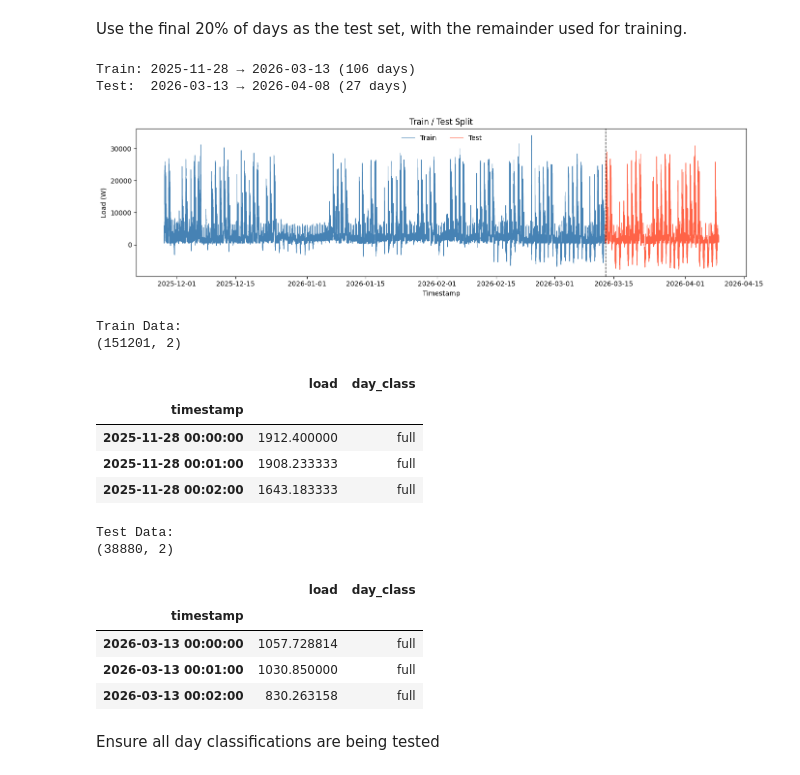
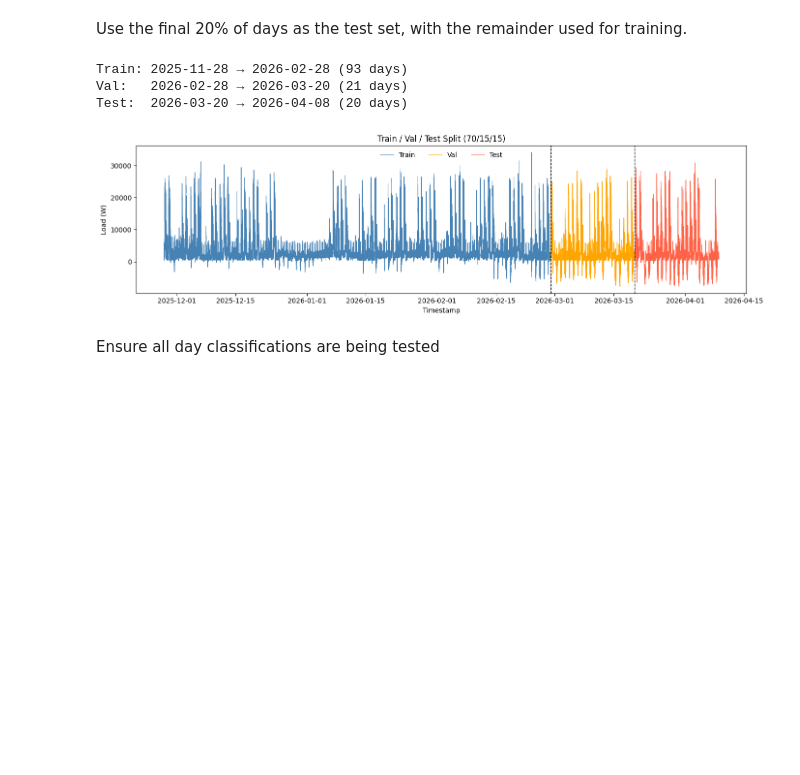
Before and after one commit to swhoyle/electric-load-forecasting, a Jupyter notebook: Electric_Load_Forecast.ipynb, the cells around one changed output. Drawn from its saved outputs; the diff is of its cells as text; code cells hidden in the pictures; blank space fills up the shorter version.

```diff
--- a/Electric_Load_Forecast.ipynb
+++ b/Electric_Load_Forecast.ipynb
@@ -180,7 +181,7 @@ Shape:       (11404800, 2)
 # %% [markdown]
 ### Downsample to 1 minute resolution
 # %%
-df = df.resample('1min').agg({'load': 'mean', 'day_class': 'first'})
+df = raw_df.resample('1min').agg({'load': 'mean', 'day_class': 'first'})
 
 print("Resampled Data (1 min)")
 print("-------------------------")
@@ -596,0 +600,15 @@ none:
+# %%
+def clean_data(df):
+
+  df = df.copy()
+
+  # Resample to 1-second resolution
+  df = df.resample('1min').agg({'load': 'mean', 'day_class': 'first'})
+
+  # Remove missing load
+  df = df.dropna(subset=['load'])
+
+  return df
+
+df_clean = clean_data(raw_df)
+df_clean.head()
@@ -599,56 +681,43 @@ none:
 # %% [markdown]
 Use the final 20% of days as the test set, with the remainder used for training.
 # %%
-def train_test_split(df, test_size=0.2):
-  """Train/Test split by percent of days"""
-  n_days = df.index.normalize().nunique()
-  n_test = int(np.ceil(n_days * 0.2))
-  split_date = df.index.normalize().unique().sort_values()[-n_test]
+def train_val_test_split(df, val_size=0.15, test_size=0.15):
+    """Train/Val/Test split by percent of days, chronologically"""
+    n_days = df.index.normalize().nunique()
+    n_test = int(np.ceil(n_days * test_size))
+    n_val  = int(np.ceil(n_days * val_size))
 
-  train = df.loc[:split_date]
-  test  = df.loc[split_date:]
-  return train, test
+    dates = df.index.normalize().unique().sort_values()
+    val_date  = dates[-n_test - n_val]
+    test_date = dates[-n_test]
 
-train, test = train_test_split(df)
+    train = df.loc[:val_date]
+    val   = df.loc[val_date:test_date]
+    test  = df.loc[test_date:]
+    return train, val, test
+
+train, val, test = train_val_test_split(df_features)
 
 print(f"Train: {train.index.min().date()} → {train.index.max().date()} ({train.index.normalize().nunique()} days)")
+print(f"Val:   {val.index.min().date()} → {val.index.max().date()} ({val.index.normalize().nunique()} days)")
 print(f"Test:  {test.index.min().date()} → {test.index.max().date()} ({test.index.normalize().nunique()} days)")
 
 plt.figure(figsize=(14, 4))
 plt.plot(train.resample('1min')['load'].mean(), color='steelblue', linewidth=0.8, label='Train')
-plt.plot(test.resample('1min')['load'].mean(), color='tomato', linewidth=0.8, label='Test')
+plt.plot(val.resample('1min')['load'].mean(),   color='orange',    linewidth=0.8, label='Val')
+plt.plot(test.resample('1min')['load'].mean(),  color='tomato',    linewidth=0.8, label='Test')
 plt.axvline(train.index.max(), color='black', linestyle='--', linewidth=1)
-plt.title("Train / Test Split")
+plt.axvline(val.index.max(),   color='black', linestyle='--', linewidth=1)
+plt.title("Train / Val / Test Split (70/15/15)")
 plt.xlabel("Timestamp")
 plt.ylabel("Load (W)")
 plt.legend(loc='upper center', bbox_to_anchor=(0.5, 1), ncols=3, frameon=False)
 plt.tight_layout()
 plt.show()
-
-print("Train Data:")
-print(train.shape)
-display(train.head(3))
-
-print("\nTest Data:")
-print(test.shape)
-display(test.head(3))
 # %% [output]
-Train: 2025-11-28 → 2026-03-13 (106 days)
-Test:  2026-03-13 → 2026-04-08 (27 days)
+Train: 2025-11-28 → 2026-02-28 (93 days)
+Val:   2026-02-28 → 2026-03-20 (21 days)
+Test:  2026-03-20 → 2026-04-08 (20 days)
-[figure, old version]
+[figure, new version]
-Train Data:
-(151201, 2)
-|  | load | day_class |
-| timestamp |  |  |
-| 2025-11-28 00:00:00 | 1912.400000 | full |
-| 2025-11-28 00:01:00 | 1908.233333 | full |
-| 2025-11-28 00:02:00 | 1643.183333 | full |
-Test Data:
-(38880, 2)
-|  | load | day_class |
-| timestamp |  |  |
-| 2026-03-13 00:00:00 | 1057.728814 | full |
-| 2026-03-13 00:01:00 | 1030.850000 | full |
-| 2026-03-13 00:02:00 | 830.263158 | full |
 # %% [markdown]
 Ensure all day classifications are being tested
```
Also changed, not shown: parts of 18 cells of this notebook.
